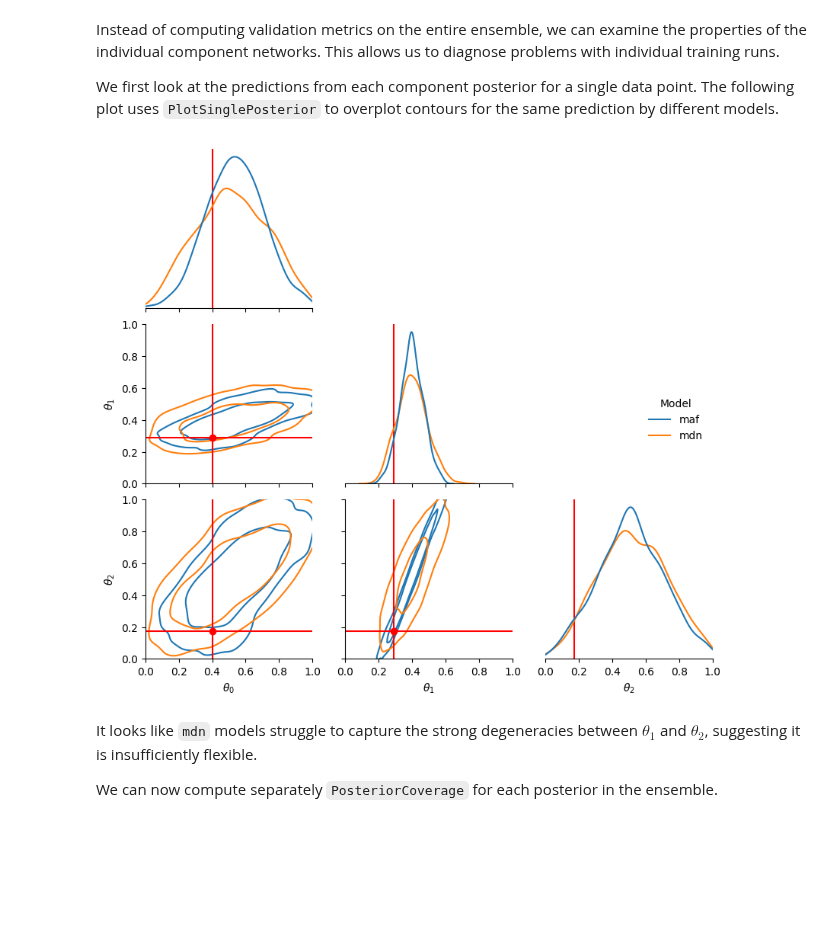
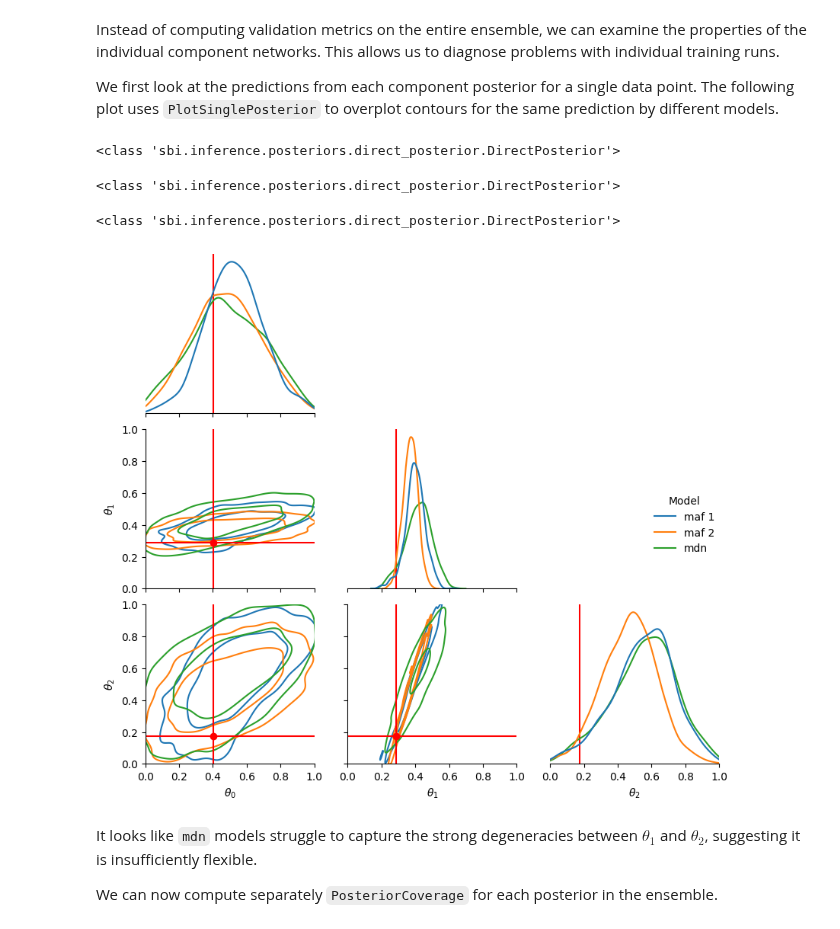
Before and after one commit to maho3/ltu-ili, a Jupyter notebook: notebooks/sbi.ipynb, the cells around one changed output. Cells and saved outputs as stored; diff of their text form; code cells hidden in the pictures; blank space fills up the shorter version.

```diff
--- a/notebooks/sbi.ipynb
+++ b/notebooks/sbi.ipynb
@@ -69,8 +71,9 @@ On the backend, it does a validation split among the provided training data, tra
 prior = ili.utils.Uniform(low=[0, 0, 0], high=[1, 1, 1], device=device)
 
 # instantiate your neural networks to be used as an ensemble
+repeats_maf = 2 # not to have to duplicate code for a large ensemble of identical architectures
 nets = [
-    ili.utils.load_nde_sbi(engine='NPE', model='maf', hidden_features=50, num_transforms=5),
+    ili.utils.load_nde_sbi(engine='NPE', model='maf', hidden_features=50, num_transforms=5, repeats = repeats_maf),
     ili.utils.load_nde_sbi(engine='NPE', model='mdn', hidden_features=50, num_components=6)
 ]
 
@@ -109,8 +113,8 @@ Here, the output of the runner is a posterior model and a log of training statis
 fig, ax = plt.subplots(1, 1, figsize=(6,4))
 c = list(mcolors.TABLEAU_COLORS)
 for i, m in enumerate(summaries):
-    ax.plot(m['training_log_probs'], ls='-', label=f"{i}_train", c=c[i])
-    ax.plot(m['validation_log_probs'], ls='--', label=f"{i}_val", c=c[i])
+    ax.plot(-1.0*np.array(m['training_loss']), ls='-', label=f"{i}_train", c=c[i])
+    ax.plot(-1.0*np.array(m['validation_loss']), ls='--', label=f"{i}_val", c=c[i])
 ax.set_xlim(0)
 ax.set_xlabel('Epoch')
 ax.set_ylabel('Log probability')
@@ -209,27 +216,40 @@ We first look at the predictions from each component posterior for a single data
 # %%
 # use ltu-ili's built-in validation metrics to plot the posterior for this point
 metric = PlotSinglePosterior(
     num_samples=1000, sample_method='direct',
     labels=[f'$\\theta_{i}$' for i in range(3)]
 )
 
 # plot the posterior for model #1 (MAF)
 fig = metric(
     posterior=posterior_ensemble.posteriors[0],
     x_obs = x[ind], theta_fid=theta[ind],
-    name='maf',
+    name='maf 1',
     lower=np.zeros(3), upper=np.ones(3)
 )
-# overplot the posterior for model #2 (MDN)
+
+# plot the posterior for model #1 (MAF)
 fig = metric(
     posterior=posterior_ensemble.posteriors[1],
+    x_obs = x[ind], theta_fid=theta[ind],
+    name='maf 2',
+    lower=np.zeros(3), upper=np.ones(3),
+    grid = fig
+)
+
+# overplot the posterior for model #3 (MDN)
+fig = metric(
+    posterior=posterior_ensemble.posteriors[2],
     x_obs = x[ind], theta_fid=theta[ind],
     name='mdn',
     lower=np.zeros(3), upper=np.ones(3),
     grid=fig  # overplot on the same figure
 )
 # %% [output]
+<class 'sbi.inference.posteriors.direct_posterior.DirectPosterior'>
+<class 'sbi.inference.posteriors.direct_posterior.DirectPosterior'>
+<class 'sbi.inference.posteriors.direct_posterior.DirectPosterior'>
-[figure, old version]
+[figure, new version]
 # %% [markdown]
 It looks like `mdn` models struggle to capture the strong degeneracies between $\theta_1$ and $\theta_2$, suggesting it is insufficiently flexible.
 
```
Also changed, not shown: parts of 12 cells of this notebook, 13 other files.
